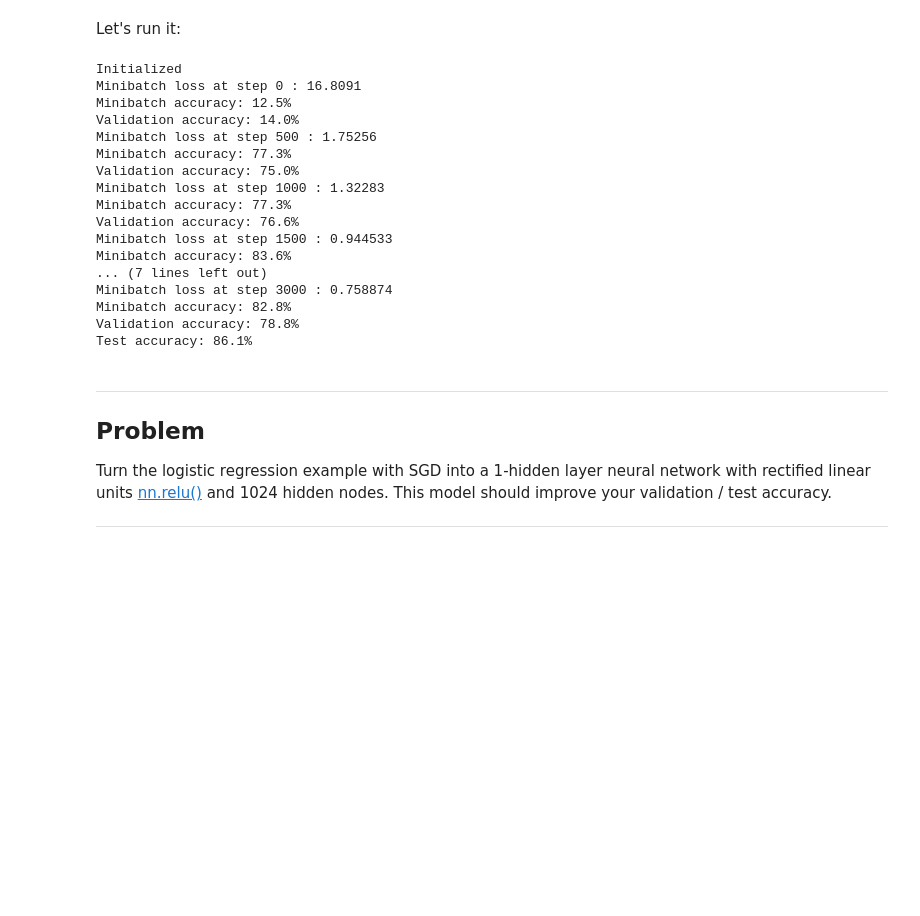
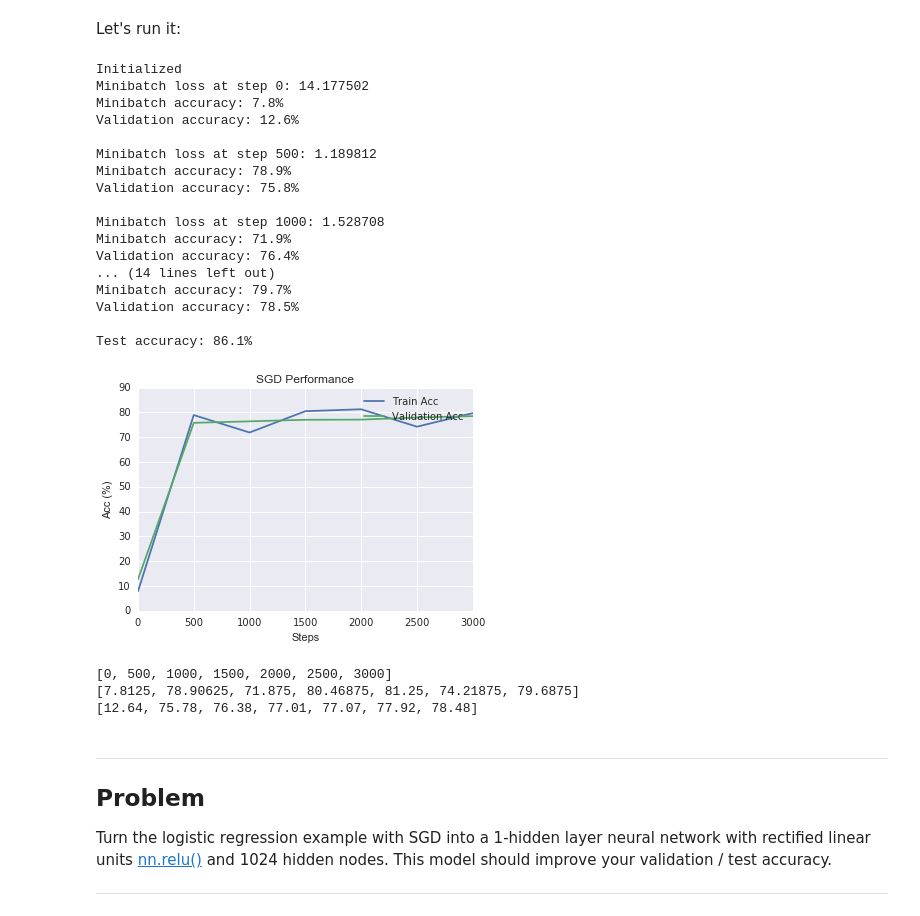
Before and after one commit to archelogos/sequence-detector, a Jupyter notebook: udacity/2_fullyconnected.ipynb, the cells around one changed output. Drawn from its saved outputs; the diff is of its cells as text; code cells hidden in the pictures; blank space fills up the shorter version.

```diff
--- a/udacity/2_fullyconnected.ipynb
+++ b/udacity/2_fullyconnected.ipynb
@@ -207,7 +246,12 @@ with graph.as_default():
 # %% [markdown]
 Let's run it:
 # %%
-num_steps = 3001
+num_steps = 3001 # Greater value! in theory this is going to be more efficient and it's going to have a
+# better performance.
+
+sgd_plt_step = []
+sgd_plt_train_acc = []
+sgd_plt_val_acc = []
 
 with tf.Session(graph=graph) as session:
   tf.initialize_all_variables().run()
@@ -226,29 +270,53 @@ with tf.Session(graph=graph) as session:
     _, l, predictions = session.run(
       [optimizer, loss, train_prediction], feed_dict=feed_dict)
     if (step % 500 == 0):
+      train_acc = accuracy(predictions, batch_labels)
+      val_acc = accuracy(valid_prediction.eval(), valid_labels)
+
+      sgd_plt_step.append(step)
+      sgd_plt_train_acc.append(train_acc)
+      sgd_plt_val_acc.append(val_acc)
+
       print("Minibatch loss at step %d: %f" % (step, l))
-      print("Minibatch accuracy: %.1f%%" % accuracy(predictions, batch_labels))
-      print("Validation accuracy: %.1f%%" % accuracy(
-        valid_prediction.eval(), valid_labels))
+      print("Minibatch accuracy: %.1f%%" % train_acc)
+      print("Validation accuracy: %.1f%%" % val_acc)
+      print(' ')
   print("Test accuracy: %.1f%%" % accuracy(test_prediction.eval(), test_labels))
 # %% [output]
 Initialized
-Minibatch loss at step 0 : 16.8091
-Minibatch accuracy: 12.5%
-Validation accuracy: 14.0%
-Minibatch loss at step 500 : 1.75256
-Minibatch accuracy: 77.3%
-Validation accuracy: 75.0%
-Minibatch loss at step 1000 : 1.32283
-Minibatch accuracy: 77.3%
-Validation accuracy: 76.6%
-Minibatch loss at step 1500 : 0.944533
-Minibatch accuracy: 83.6%
-... (7 lines left out)
-Minibatch loss at step 3000 : 0.758874
-Minibatch accuracy: 82.8%
-Validation accuracy: 78.8%
+Minibatch loss at step 0: 14.177502
+Minibatch accuracy: 7.8%
+Validation accuracy: 12.6%
+
+Minibatch loss at step 500: 1.189812
+Minibatch accuracy: 78.9%
+Validation accuracy: 75.8%
+
+Minibatch loss at step 1000: 1.528708
+Minibatch accuracy: 71.9%
+Validation accuracy: 76.4%
+... (14 lines left out)
+Minibatch accuracy: 79.7%
+Validation accuracy: 78.5%
+
 Test accuracy: 86.1%
+# %%
+tr_line = plt.plot(sgd_plt_step, sgd_plt_train_acc, label='Train Acc')
+val_line = plt.plot(sgd_plt_step, sgd_plt_val_acc, label='Validation Acc')
+plt.xlabel('Steps')
+plt.ylabel('Acc (%)')
+plt.legend()
+plt.title('SGD Performance')
+plt.show()
+
+print(sgd_plt_step)
+print(sgd_plt_train_acc)
+print(sgd_plt_val_acc)
+# %% [output]
+[figure, added]
+[0, 500, 1000, 1500, 2000, 2500, 3000]
+[7.8125, 78.90625, 71.875, 80.46875, 81.25, 74.21875, 79.6875]
+[12.64, 75.78, 76.38, 77.01, 77.07, 77.92, 78.48]
 # %% [markdown]
 ---
 Problem
```
Also changed, not shown: parts of 12 cells of this notebook.
